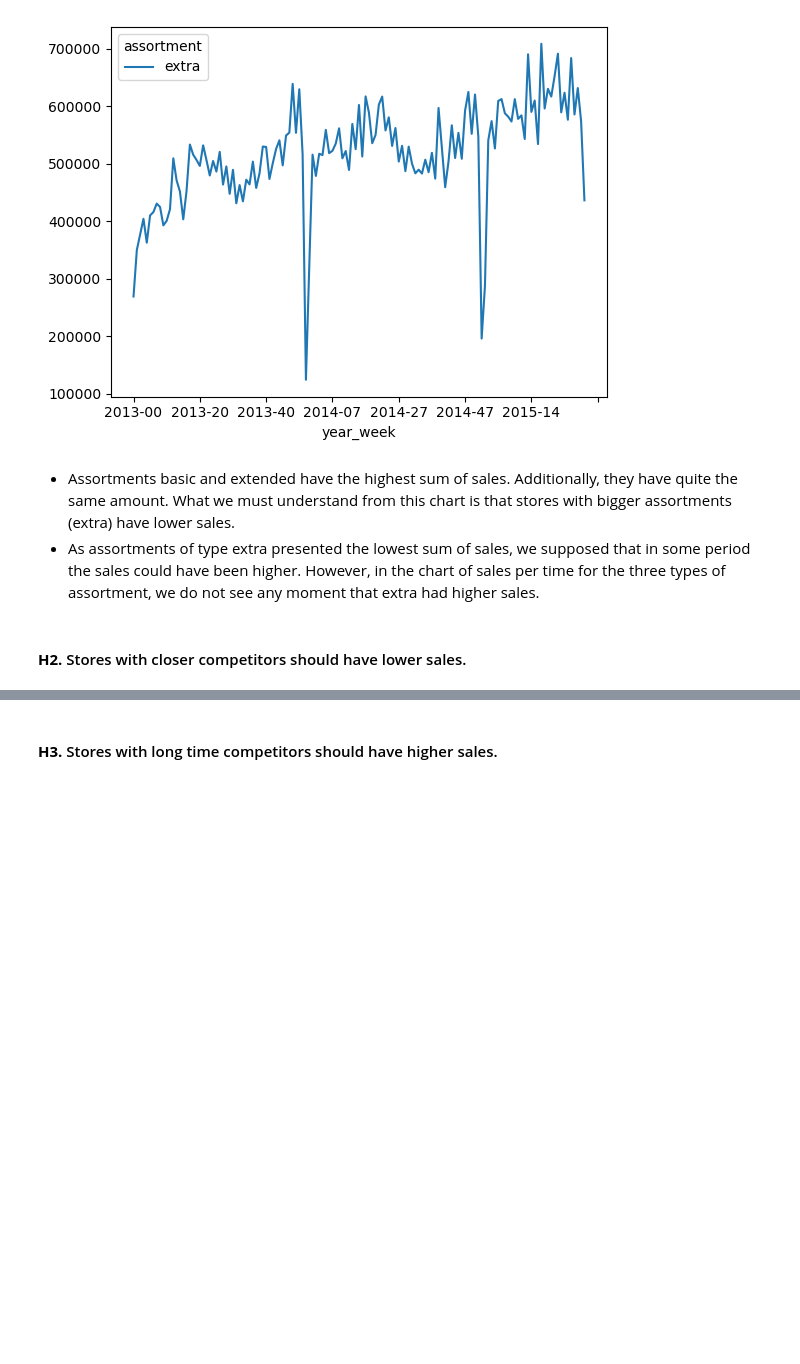
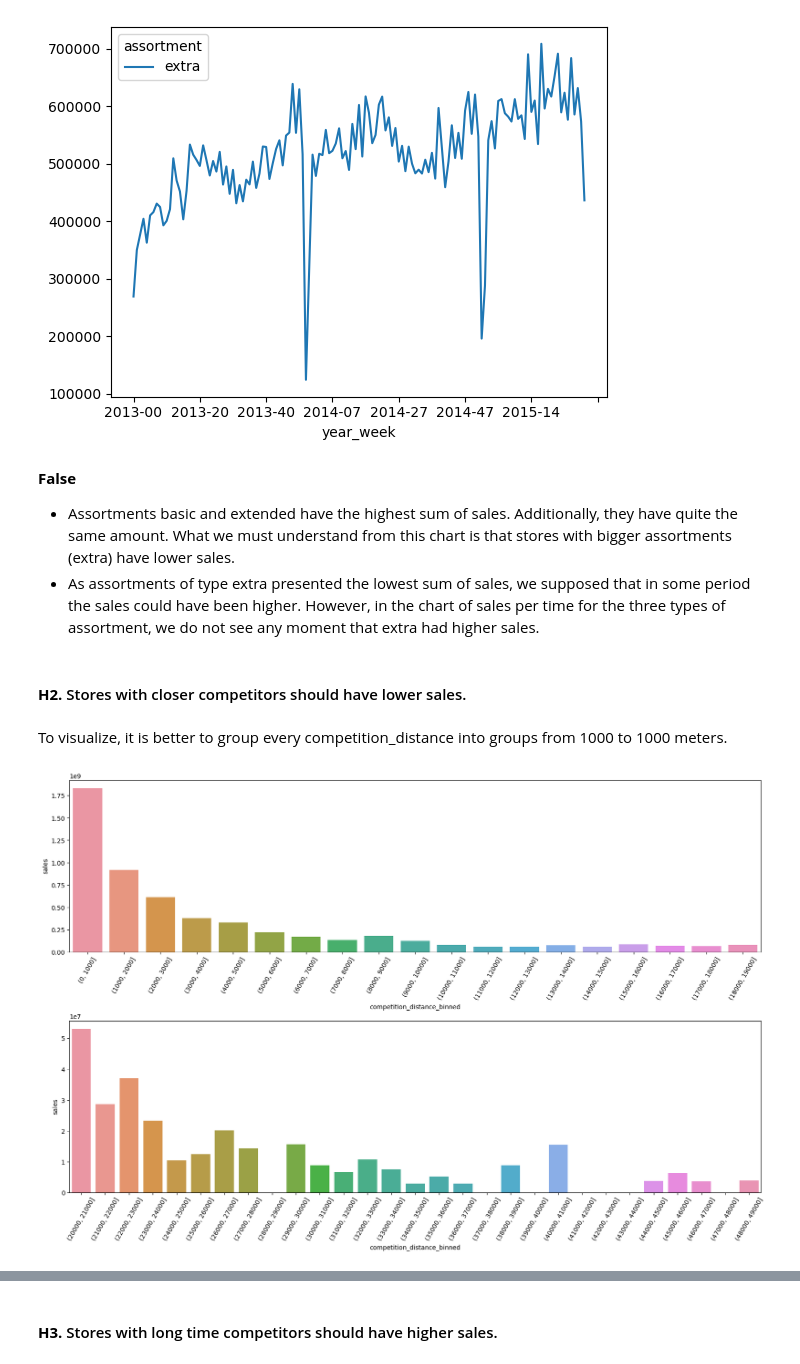
Before and after one commit to lucasquemelli/Rossman_Store_Sales, a Jupyter notebook: rossmann_store_sales.ipynb, the cells around one changed output, grey strips where cells are left out. Saved outputs shown, nothing was run; the diff lists cells and outputs as text; code cells hidden in the pictures; blank space fills up the shorter version.

```diff
--- a/rossmann_store_sales.ipynb
+++ b/rossmann_store_sales.ipynb
@@ -1026,7 +1026,35 @@ aux4.plot()
 [figure]
 [figure]
 # %% [markdown]
+**False**
+
 - Assortments basic and extended have the highest sum of sales. Additionally, they have quite the same amount. What we must understand from this chart is that stores with bigger assortments (extra) have lower sales.
 - As assortments of type extra presented the lowest sum of sales, we supposed that in some period the sales could have been higher. However, in the chart of sales per time for the three types of assortment, we do not see any moment that extra had higher sales.
 # %% [markdown]
 #### **H2.** Stores with closer competitors should have lower sales.
+# %% [markdown]
+To visualize, it is better to group every competition_distance into groups from 1000 to 1000 meters.
+# %%
+aux1 = df4[["sales", "competition_distance"]].groupby("competition_distance").sum().reset_index()
+
+bins1 = list(np.arange(0, 20000, 1000))
+aux1["competition_distance_binned"] = pd.cut(aux1["competition_distance"], bins=bins1)
+aux2 = aux1[["sales", "competition_distance_binned"]].groupby("competition_distance_binned").sum().reset_index()
+
+bins2 = list(np.arange(20000, 50000, 1000))
+aux1["competition_distance_binned"] = pd.cut(aux1["competition_distance"], bins=bins2)
+aux4 = aux1[["sales", "competition_distance_binned"]].groupby("competition_distance_binned").sum().reset_index()
+
+plt.figure(figsize = (20,12))
+
+plt.subplot(2,1,1)
+sns.barplot(x="competition_distance_binned", y="sales", data=aux2)
+plt.xticks(rotation=60);
+
+plt.subplot(2,1,2)
+sns.barplot(x="competition_distance_binned", y="sales", data=aux4)
+plt.xticks(rotation=60);
+
+plt.subplots_adjust(hspace=0.4)
+# %% [output]
+[figure, added]
```
Also changed, not shown: parts of 1 cell of this notebook.
